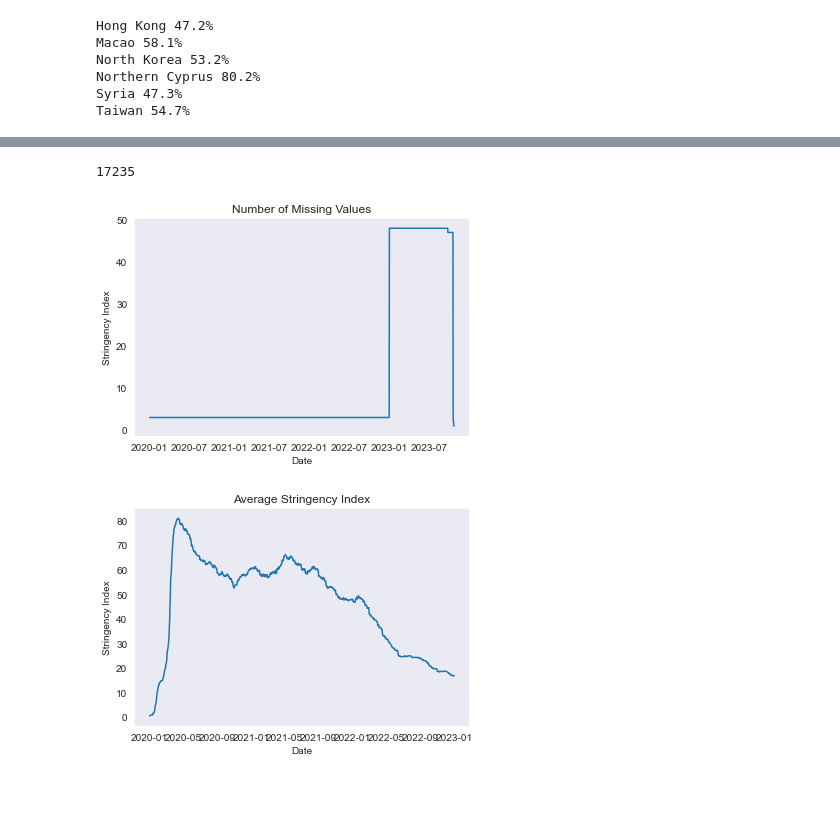
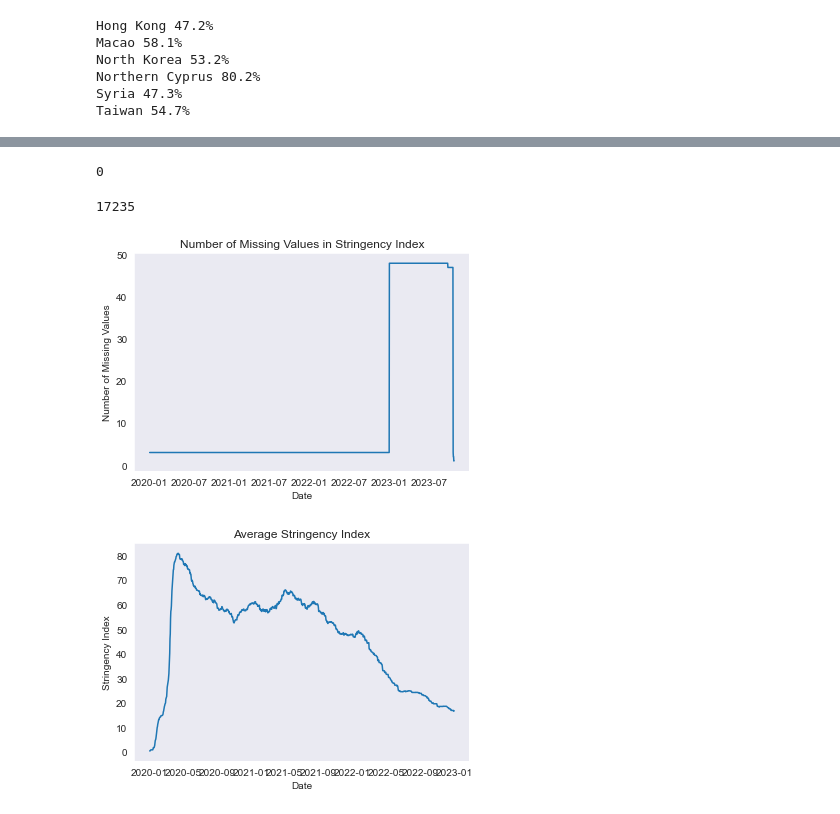
Before and after one commit to Bella3s/Covid-19-Time-Series-Modeling, a Jupyter notebook: index.ipynb, the cells around one changed output, grey strips where cells are left out. Drawn from its saved outputs; the diff is of its cells as text; code cells hidden in the pictures.

Commit message:
data clean without data leakage

```diff
--- a/index.ipynb
+++ b/index.ipynb
@@ -399,7 +438,2 @@ Taiwan 34.4%
 fill_values = {'new_cases_smoothed' : 0, 'new_deaths_smoothed':0, 'new_vaccinations_smoothed':0}
 df_asia.fillna(fill_values, inplace=True)
-# %%
-# Reproduction Rate - Back Fill by country -- forward fill the last
-for country in df_asia['location'].unique():
-    mask = df_asia['location'] == country
-    df_asia.loc[mask, 'reproduction_rate'] = df_asia.loc[mask, 'reproduction_rate'].bfill().ffill()
@@ -444,7 +439,0 @@ North Korea never reported on number of people vaccinated.
-# %%
-# Going to move forward with inputting 0 for all of North Korea values for people vaccinated
-    # This will artificially deflate the variable by a small amount, but seeing as North Korea did
-    # not start vaccinating people until the summer of 2022, and we cannot reasonably take a mean nor
-    # median do to varying sizes in country population, this is the best solution
-
-df_asia['people_vaccinated'].fillna(0, inplace=True)
@@ -450,0 +495,16 @@ df_asia['people_vaccinated'].fillna(0, inplace=True)
+# %%
+# Try back filling
+
+# Validation Set
+for country in df_asia['location'].unique():
+    mask = (df_asia['location'] == country) & (df_asia['date'] >= train_end) & (df_asia['date'] < val_end)
+    df_asia.loc[mask, 'people_vaccinated'] = df_asia.loc[mask, 'people_vaccinated'].bfill()
+    if df_asia.loc[mask, 'people_vaccinated'].isna().sum() > 0:
+        print('val', country)
+
+# Test Set
+for country in df_asia['location'].unique():
+    mask = (df_asia['location'] == country) & (df_asia['date'] >= val_end)
+    df_asia.loc[mask, 'people_vaccinated'] = df_asia.loc[mask, 'people_vaccinated'].bfill()
+    if df_asia.loc[mask, 'people_vaccinated'].isna().sum() > 0:
+        print('test', country)
@@ -451,3 +529,15 @@ df_asia['people_vaccinated'].fillna(0, inplace=True)
+# %%
+# That did not work -- rather than dropping the variable we will forward fill completely.
+    # Yes this will mean a bit of data leakage, but it is reasonable to assume that if we knew the previous number of total
+        # people vaccinated that this number will be the same moving forward if no new reports/updates made (no new vaccinations)
+
+for country in df_asia['location'].unique():
+    mask = (df_asia['location'] == country)
+    df_asia.loc[mask, 'people_vaccinated'] = df_asia.loc[mask, 'people_vaccinated'].ffill()
+
+df_asia['people_vaccinated'].isna().sum()
+# %% [output]
+0
 # %%
 # stringency_index
 df_asia['stringency_index'].isna().sum()
@@ -456,15 +546,15 @@ df_asia['stringency_index'].isna().sum()
 # %%
 y = []
 for date in df_asia['date'].unique():
     y.append(df_asia[df_asia['date'] == date]['stringency_index'].isna().sum())
 
 fig, ax = plt.subplots()
 ax.plot(df_asia['date'].unique(), y)
-ax.set_title('Number of Missing Values')
-ax.set_ylabel('Stringency Index')
+ax.set_title('Number of Missing Values in Stringency Index')
+ax.set_ylabel('Number of Missing Values')
 ax.set_xlabel('Date');
 # %% [output]
-[figure, old version]
+[figure, new version]
 # %%
 y = []
 for date in df_asia['date'].unique():
```
Also changed, not shown: parts of 48 cells of this notebook.
